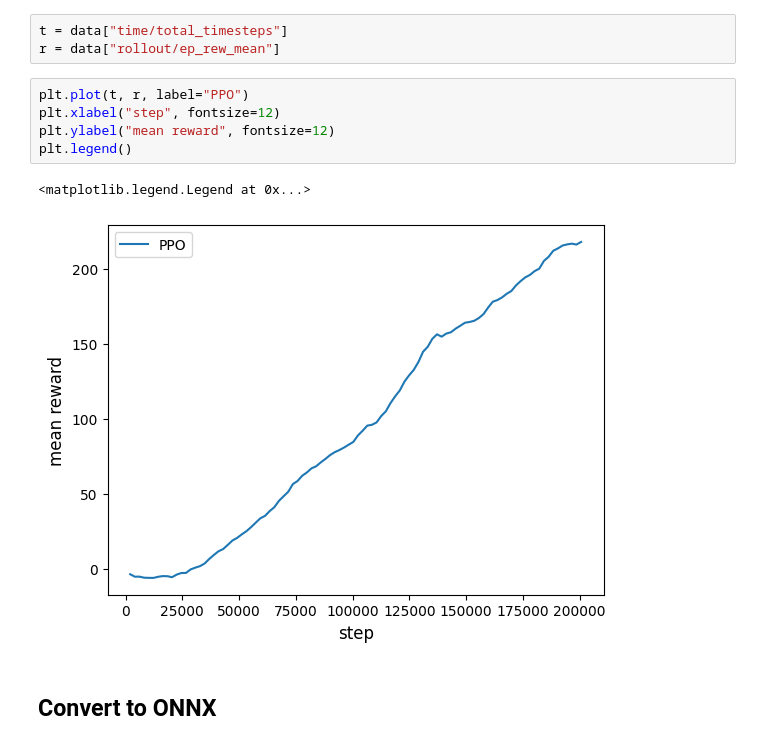
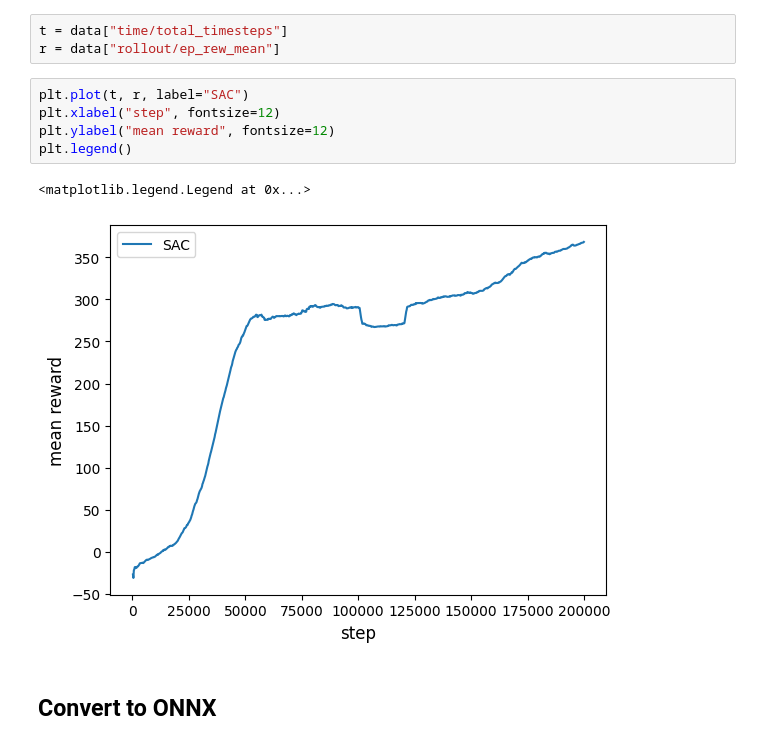
Before and after one commit to denisgriaznov/CustomMuJoCoEnviromentForRL, a Jupyter notebook: spyder-rl-unity-mlagents.ipynb, the cells around one changed output. Cells and saved outputs as stored; diff of their text form.

```diff
--- a/spyder-rl-unity-mlagents.ipynb
+++ b/spyder-rl-unity-mlagents.ipynb
@@ -294,13 +293,13 @@ data = pd.read_csv("progress.csv")
 t = data["time/total_timesteps"]
 r = data["rollout/ep_rew_mean"]
 # %%
-plt.plot(t, r, label="PPO")
+plt.plot(t, r, label="SAC")
 plt.xlabel("step", fontsize=12)
 plt.ylabel("mean reward", fontsize=12)
 plt.legend()
 # %% [output]
 <matplotlib.legend.Legend at 0x...>
-[figure, old version]
+[figure, new version]
 # %% [markdown]
 ## Convert to ONNX
 # %%
```
Also changed, not shown: parts of 6 cells of this notebook.
